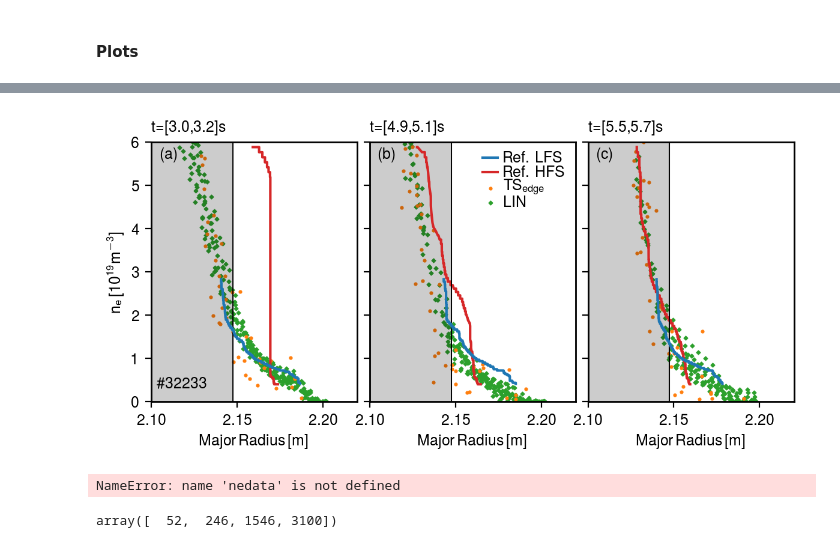
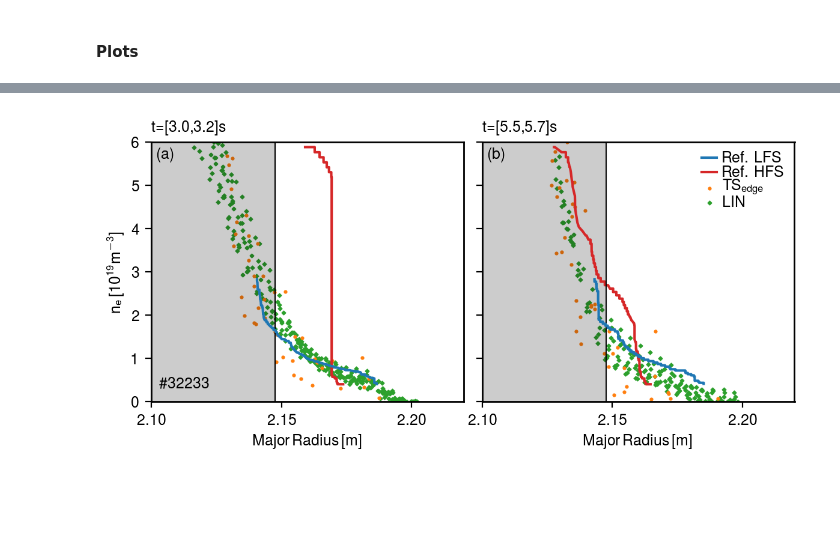
Before and after one commit to guimarais/Hmode_Figures, a Jupyter notebook: Profiles_32233_Averaged.ipynb, the cells around one changed output, grey strips where cells are left out. Cells and saved outputs as stored; diff of their text form; code cells hidden in the pictures; blank space fills up the shorter version.

```diff
--- a/Profiles_32233_Averaged.ipynb
+++ b/Profiles_32233_Averaged.ipynb
@@ -21,7 +22,8 @@ shotnr = 32233
 p1 = pedshtf(shotnr=shotnr, exper='guimas', edition=4, nr_diags=4, elm_exper='AUGD')
 p2 = pedshtf(shotnr=shotnr, exper='guimas', edition=5, nr_diags=4, elm_exper='AUGD')
 p3 = pedshtf(shotnr=shotnr, exper='guimas', edition=6, nr_diags=4, elm_exper='AUGD')
-pall = [p1, p2, p3]
+pall = [p1, p3]
+#pall = [p1, p2, p3]
 # %% [markdown]
 #### Shifts
 # %%
@@ -42,6 +44,10 @@ print(p2.neRshift)
   0.     0.     0.     0.     0.     0.     0.     0.     0.     0.
   0.     0.   ]
 # %%
+cuts_low = [2.135, 2.135, 2.135]
+cuts_hi = [3.0, 3.0, 3.0]
+
+
 cutsl_low = [2.135, 2.135, 2.135]
 cutsl_hi = [3.0, 3.0, 3.0]
 cutsh_low = [2.12, 2.12, 2.12]
@@ -52,6 +86,7 @@ labels = [r'$\mathrm{TS_{edge}}$', 'LIN', 'Ref. LFS', 'Ref. HFS']
 # %% [markdown]
 #### Average REF LFS profile P1
 # %%
+plt.figure(dpi=200)
 i=0
 lrad = pall[i].rad[pall[i].indi[2]:pall[i].indf[2]]
 ldens = pall[i].dens[pall[i].indi[2]:pall[i].indf[2]]*1e-19
@@ -63,9 +98,17 @@ dnl1 = ldens[lms]
 
 indstart = 5
 indend = -16
-rl1 = drl1[indstart:indend]
-nl1 = dnl1[indstart:indend]
+trl1 = drl1[indstart:indend]
+tnl1 = dnl1[indstart:indend]
 
-plt.plot(rl1, nl1, c='C1', lw=6)
+nl1 = isotonic_regression(tnl1, strict=True)
+rl1 = isotonic_regression(trl1, strict=True)
+
+xx, yy = binMeanDataYY(lrad[lms], ldens[lms], binpts=64)
+a = isotonic_regression(xx, strict=True)
+
+plt.plot(rl1, nl1, c='C1', lw=2)
+plt.plot(a, yy, lw=3, c='C3')
+
 plt.show()
 # %% [output]
@@ -205,9 +334,10 @@ fpgshift = [0.0,0.0,0.0]
 #reflfsshift = np.array([p1.neRshift[5],p1.neRshift[5]])
 reflfsshift = np.array([0.0,0.0,0.0])
 
-fig, ax = plt.subplots(figsize=(6,3),ncols=3,nrows=1,sharey=True,dpi=200)
+fig, ax = plt.subplots(figsize=(6,3),ncols=2,nrows=1,sharey=True,dpi=200)
 
-for i in range(len(textlabels)):
+#for i in range(len(textlabels)):
+for i in range(2):
 
     #TS edge
     ax[i].scatter(pall[i].rad[pall[i].indi[0]:pall[i].indf[0]], pall[i].dens[pall[i].indi[0]:pall[i].indf[0]]*1e-19,
@@ -215,34 +345,34 @@ for i in range(len(textlabels)):
     #LIN
     ax[i].scatter(pall[i].rad[pall[i].indi[1]:pall[i].indf[1]], pall[i].dens[pall[i].indi[1]:pall[i].indf[1]]*1e-19,
                   s=dotsize, zorder=zorder[1], label=labels[1],facecolors='C2', marker='D')
     #Plot LFS ref
-    ax[i].plot(ddrl[i], ddnl[i], zorder=zorder[2], label=labels[2], color="C0")
+    ax[i].plot(isotonic_regression(ddrl[i]), ddnl[i], zorder=zorder[2], label=labels[2], color="C0")
     #Clean up HFS ref
-    ax[i].plot(ddrh[i], ddnh[i], zorder=zorder[3], label=labels[3], color="C3")
+    ax[i].plot(isotonic_regression(ddrh[i]), ddnh[i], zorder=zorder[3], label=labels[3], color="C3")
 
     #Separatrixes
     ax[i].axvline(pall[0].fpgavg+fpgshift[i], color='k', lw=0.7)
     ax[i].axvspan(2.1, pall[0].fpgavg+fpgshift[i], color='k', alpha=0.2)
 
     ax[i].set_xlabel(r'$\mathrm{Major\,Radius\,[m]}$')
 
     ax[i].set_ylim(0,6)
     ax[i].set_xlim(2.10,2.22)
 
     ax[i].set_title('t=[%0.1f,%0.1f]s'%(pall[i].t1,pall[i].t2), loc='left', fontsize=9)
 
     ax[i].set_xticks([2.10,2.15,2.20])
-    ax[i].text(2.105,5.6,textlabels[i], color='k')
+    ax[i].text(2.102,5.6,textlabels[i], color='k')
 
     #ax[i].legend(loc='upper right',borderpad=0.1,frameon=framebox[i],handletextpad=-0.3,labelspacing=0.1)
 
 ax[1].legend(loc='upper right',borderpad=0.1,frameon=False,handletextpad=0.4,labelspacing=0.0,handlelength=1)
 ax[0].set_ylabel(r'$\mathrm{n_e\,[10^{19}m^{-3}]}$')
 ax[0].text(2.103, 0.3,'\#'+str(shotnr),color='k')
 #
 plt.tight_layout()
 plt.subplots_adjust(wspace=0.06)
 plt.savefig('Profiles/All_32233.png',dpi=300)
 plt.show()
 # %% [output]
-[figure, old version]
+[figure, new version]
@@ -311,4 +378,0 @@ pa = ppedshtf(shotnr=32233)
-# %%
-rhos = nedata.area.data[0]
-# %% [output]
-NameError: name 'nedata' is not defined
@@ -317,4 +378,0 @@ a=pa.rhos[pa.rhos!=0]
-# %%
-pa.indf
-# %% [output]
-array([  52,  246, 1546, 3100])
```
Also changed, not shown: parts of 19 cells of this notebook, 35 other files.
